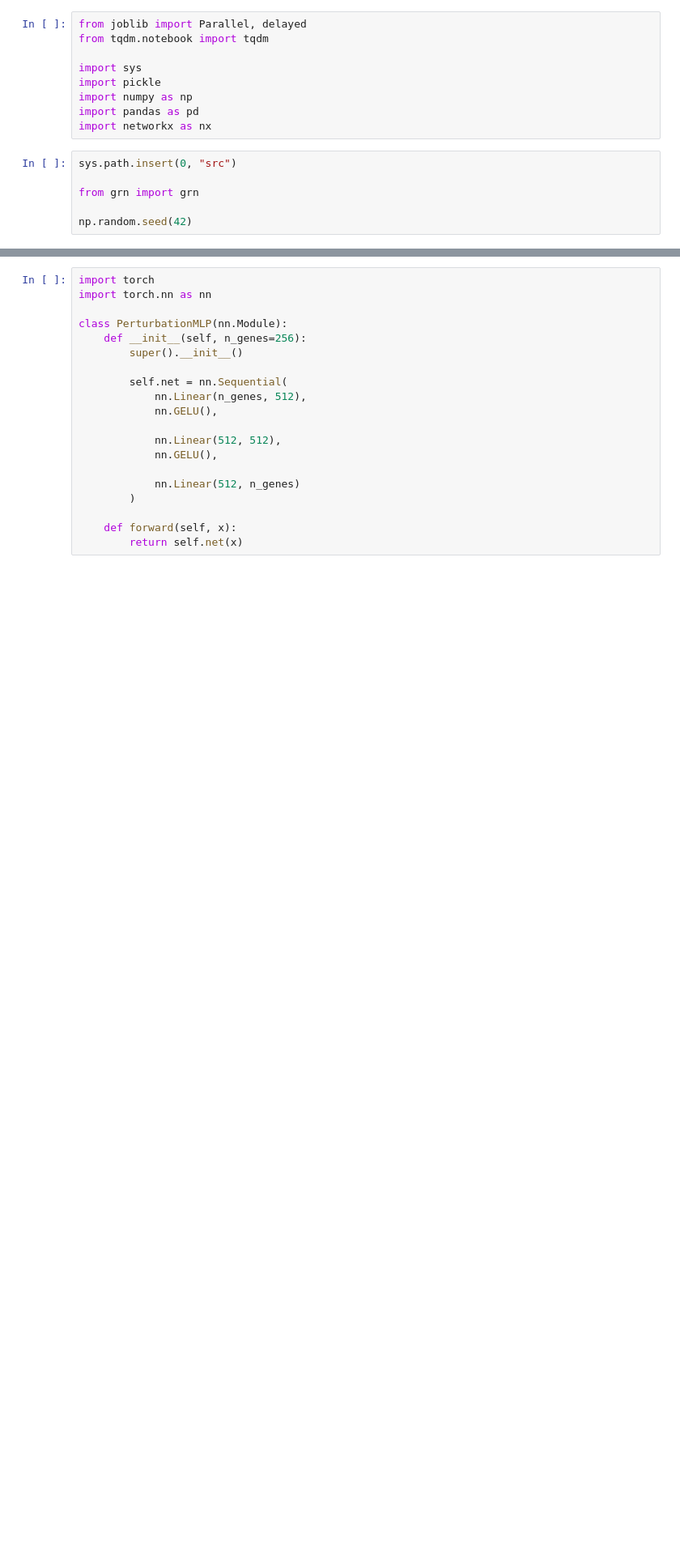
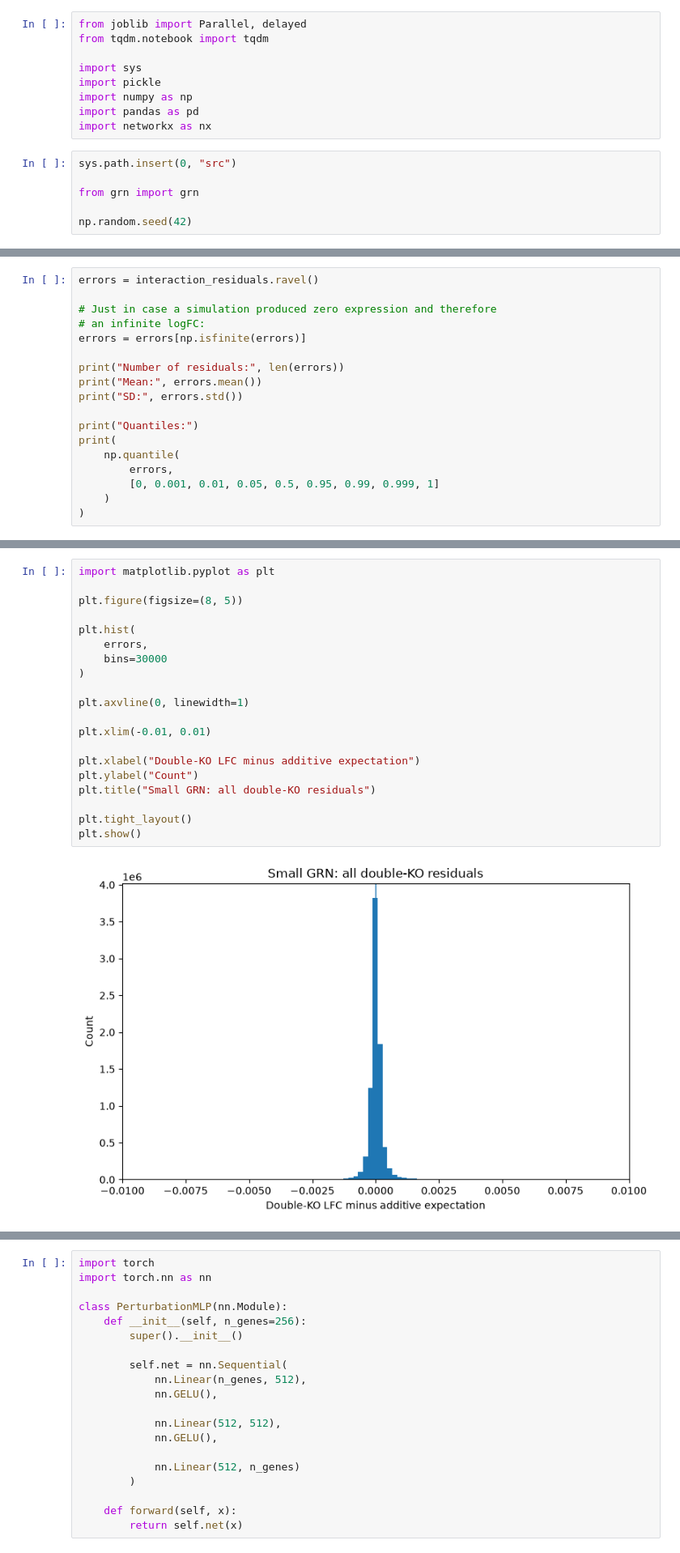
Before and after one commit to JiriBruthans/grn-paper, a Jupyter notebook: small_GRN-V1.ipynb, the cells around one changed output, grey strips where cells are left out. Shown at 81% size. Cells and saved outputs as stored; diff of their text form; blank space fills up the shorter version.

Commit message:
small256 full simulation

```diff
--- a/small_GRN-V1.ipynb
+++ b/small_GRN-V1.ipynb
@@ -211,0 +234,18 @@ print("Saved small_GRN_all_double_KO.npz")
+# %%
+errors = interaction_residuals.ravel()
+
+# Just in case a simulation produced zero expression and therefore
+# an infinite logFC:
+errors = errors[np.isfinite(errors)]
+
+print("Number of residuals:", len(errors))
+print("Mean:", errors.mean())
+print("SD:", errors.std())
+
+print("Quantiles:")
+print(
+    np.quantile(
+        errors,
+        [0, 0.001, 0.01, 0.05, 0.5, 0.95, 0.99, 0.999, 1]
+    )
+)
@@ -211,0 +260,22 @@ print("Saved small_GRN_all_double_KO.npz")
+# %%
+import matplotlib.pyplot as plt
+
+plt.figure(figsize=(8, 5))
+
+plt.hist(
+    errors,
+    bins=30000
+)
+
+plt.axvline(0, linewidth=1)
+
+plt.xlim(-0.01, 0.01)
+
+plt.xlabel("Double-KO LFC minus additive expectation")
+plt.ylabel("Count")
+plt.title("Small GRN: all double-KO residuals")
+
+plt.tight_layout()
+plt.show()
+# %% [output]
+[figure, added]
```
Also changed, not shown: parts of 15 cells of this notebook, 3 other files.
